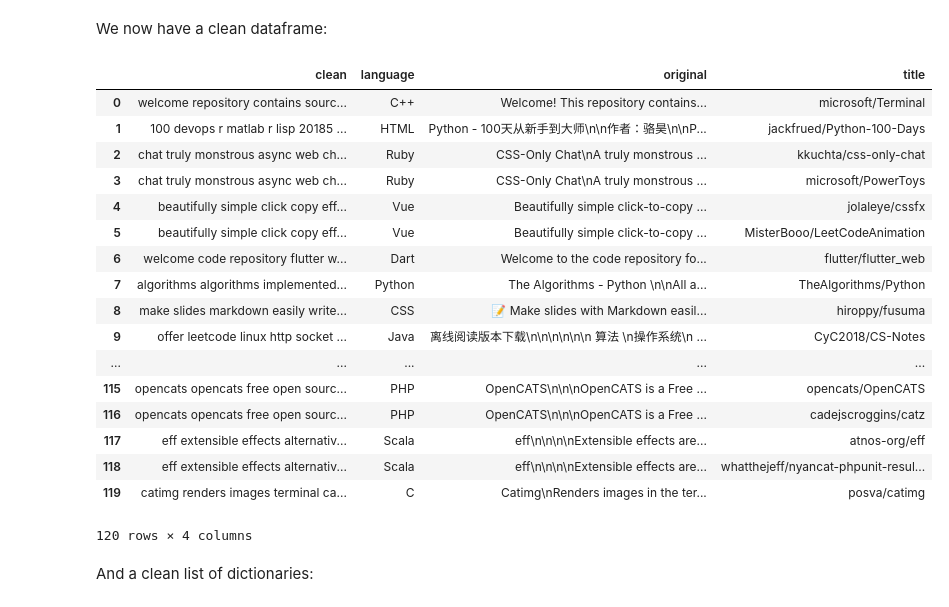
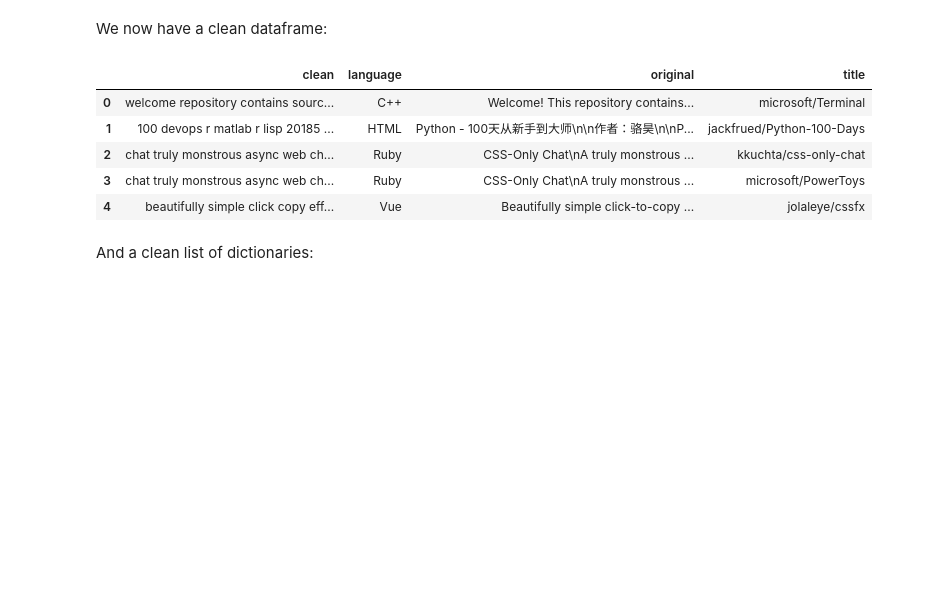
Before and after one commit to sandy-matthew-nlp/github_readme_language_analysis, a Jupyter notebook: explore_readme_files.ipynb, the cells around one changed output. Cells and saved outputs as stored; diff of their text form; code cells hidden in the pictures; blank space fills up the shorter version.

```diff
--- a/explore_readme_files.ipynb
+++ b/explore_readme_files.ipynb
@@ -117,26 +117,14 @@ transformed_data, df = prepare_repo_html_data(articles, extra_words, exclude_wor
 # %% [markdown]
 We now have a clean dataframe:
 # %%
-df # dataframe
+df.head() # dataframe
 # %% [output]
 |  | clean | language | original | title |
 | 0 | welcome repository contains sourc... | C++ | Welcome! This repository contains... | microsoft/Terminal |
 | 1 | 100 devops r matlab r lisp 20185 ... | HTML | Python - 100天从新手到大师\n\n作者：骆昊\n\nP... | jackfrued/Python-100-Days |
 | 2 | chat truly monstrous async web ch... | Ruby | CSS-Only Chat\nA truly monstrous ... | kkuchta/css-only-chat |
 | 3 | chat truly monstrous async web ch... | Ruby | CSS-Only Chat\nA truly monstrous ... | microsoft/PowerToys |
 | 4 | beautifully simple click copy eff... | Vue | Beautifully simple click-to-copy ... | jolaleye/cssfx |
-| 5 | beautifully simple click copy eff... | Vue | Beautifully simple click-to-copy ... | MisterBooo/LeetCodeAnimation |
-| 6 | welcome code repository flutter w... | Dart | Welcome to the code repository fo... | flutter/flutter_web |
-| 7 | algorithms algorithms implemented... | Python | The Algorithms - Python \n\nAll a... | TheAlgorithms/Python |
-| 8 | make slides markdown easily write... | CSS | 📝 Make slides with Markdown easil... | hiroppy/fusuma |
-| 9 | offer leetcode linux http socket ... | Java | 离线阅读版本下载\n\n\n\n\n\n 算法 \n操作系统\n ... | CyC2018/CS-Notes |
-| ... | ... | ... | ... | ... |
-| 115 | opencats opencats free open sourc... | PHP | OpenCATS\n\n\nOpenCATS is a Free ... | opencats/OpenCATS |
-| 116 | opencats opencats free open sourc... | PHP | OpenCATS\n\n\nOpenCATS is a Free ... | cadejscroggins/catz |
-| 117 | eff extensible effects alternativ... | Scala | eff\n\n\n\nExtensible effects are... | atnos-org/eff |
-| 118 | eff extensible effects alternativ... | Scala | eff\n\n\n\nExtensible effects are... | whatthejeff/nyancat-phpunit-resul... |
-| 119 | catimg renders images terminal ca... | C | Catimg\nRenders images in the ter... | posva/catimg |
-120 rows × 4 columns
 # %% [markdown]
 And a clean list of dictionaries:
 # %%
```
Also changed, not shown: parts of 16 cells of this notebook.
